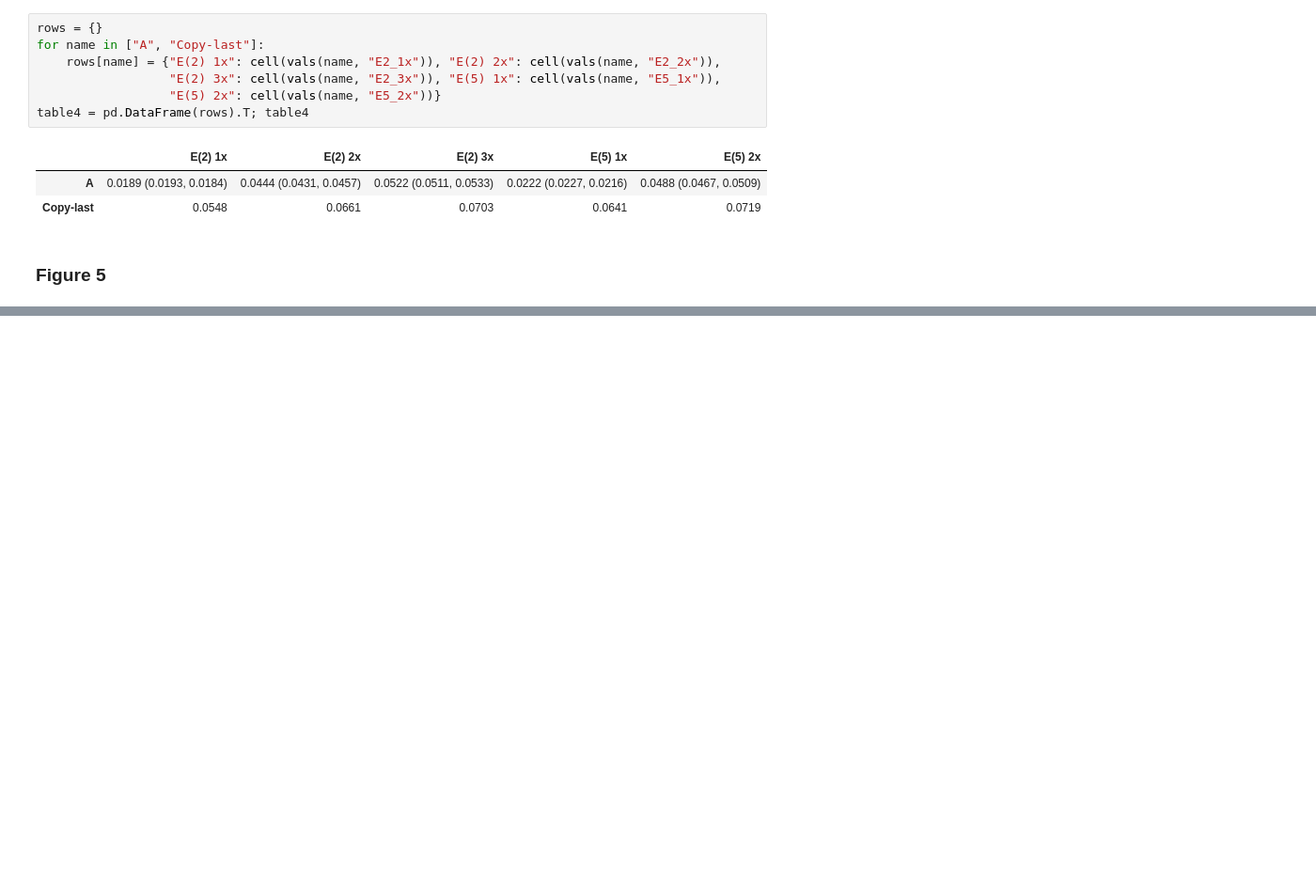
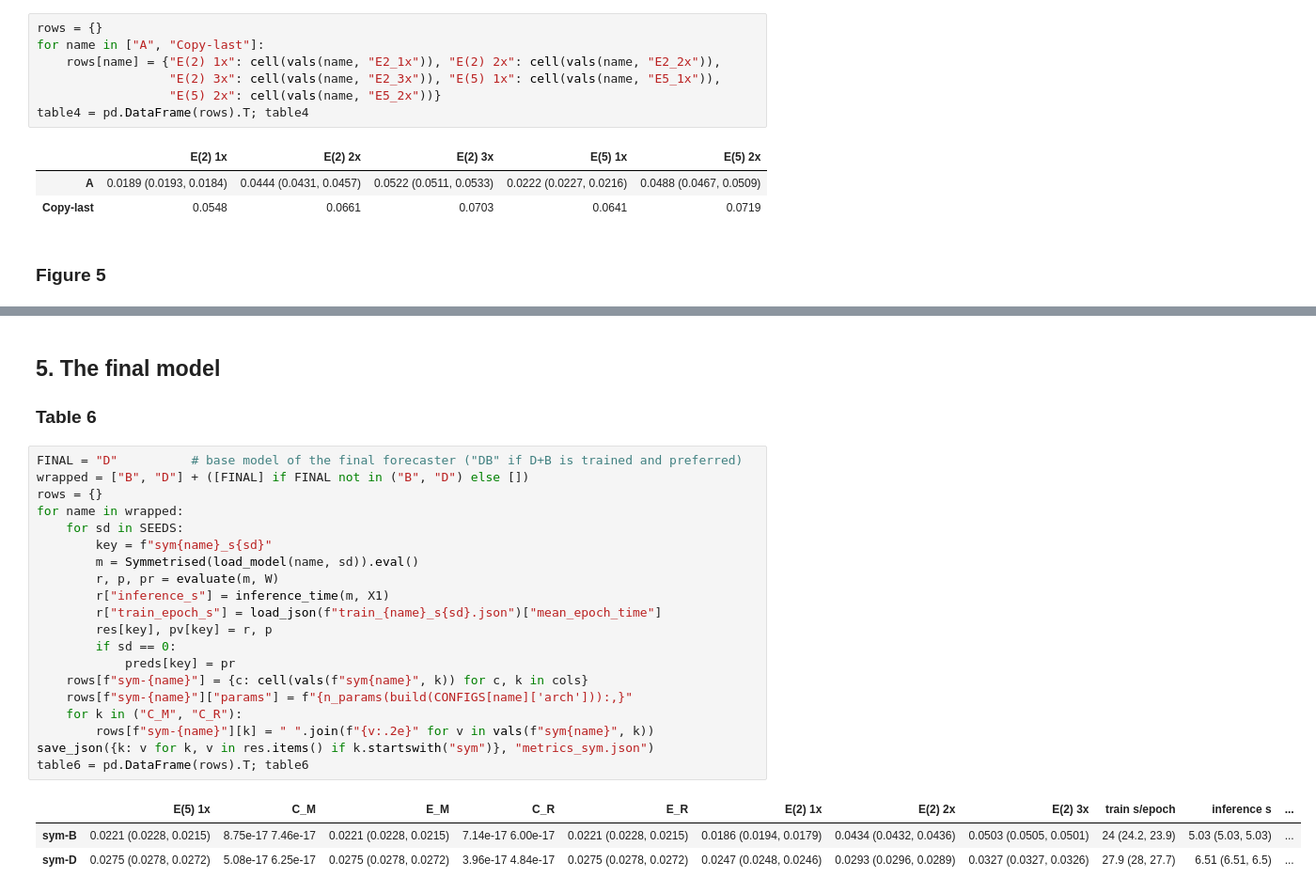
Before and after one commit to HasanAmjad/convlstm-motion-vs-memory, a Jupyter notebook: Question2/Question2.ipynb, the cells around one changed output, grey strips where cells are left out. Shown at 94% size. Drawn from its saved outputs; the diff is of its cells as text; blank space fills up the shorter version.

```diff
--- a/Question2/Question2.ipynb
+++ b/Question2/Question2.ipynb
@@ -202,0 +271,27 @@ video 9002
+# %% [markdown]
+## 5. The final model
+### Table 6
+# %%
+FINAL = "D"          # base model of the final forecaster ("DB" if D+B is trained and preferred)
+wrapped = ["B", "D"] + ([FINAL] if FINAL not in ("B", "D") else [])
+rows = {}
+for name in wrapped:
+    for sd in SEEDS:
+        key = f"sym{name}_s{sd}"
+        m = Symmetrised(load_model(name, sd)).eval()
+        r, p, pr = evaluate(m, W)
+        r["inference_s"] = inference_time(m, X1)
+        r["train_epoch_s"] = load_json(f"train_{name}_s{sd}.json")["mean_epoch_time"]
+        res[key], pv[key] = r, p
+        if sd == 0:
+            preds[key] = pr
+    rows[f"sym-{name}"] = {c: cell(vals(f"sym{name}", k)) for c, k in cols}
+    rows[f"sym-{name}"]["params"] = f"{n_params(build(CONFIGS[name]['arch'])):,}"
+    for k in ("C_M", "C_R"):
+        rows[f"sym-{name}"][k] = " ".join(f"{v:.2e}" for v in vals(f"sym{name}", k))
+save_json({k: v for k, v in res.items() if k.startswith("sym")}, "metrics_sym.json")
+table6 = pd.DataFrame(rows).T; table6
+# %% [output]
+|  | E(5) 1x | C_M | E_M | C_R | E_R | E(2) 1x | E(2) 2x | E(2) 3x | train s/epoch | inference s | ... |
+| sym-B | 0.0221 (0.0228, 0.0215) | 8.75e-17 7.46e-17 | 0.0221 (0.0228, 0.0215) | 7.14e-17 6.00e-17 | 0.0221 (0.0228, 0.0215) | 0.0186 (0.0194, 0.0179) | 0.0434 (0.0432, 0.0436) | 0.0503 (0.0505, 0.0501) | 24 (24.2, 23.9) | 5.03 (5.03, 5.03) | ... |
+| sym-D | 0.0275 (0.0278, 0.0272) | 5.08e-17 6.25e-17 | 0.0275 (0.0278, 0.0272) | 3.96e-17 4.84e-17 | 0.0275 (0.0278, 0.0272) | 0.0247 (0.0248, 0.0246) | 0.0293 (0.0296, 0.0289) | 0.0327 (0.0327, 0.0326) | 27.9 (28, 27.7) | 6.51 (6.51, 6.5) | ... |
```
Also changed, not shown: parts of 12 cells of this notebook, 56 other files.
